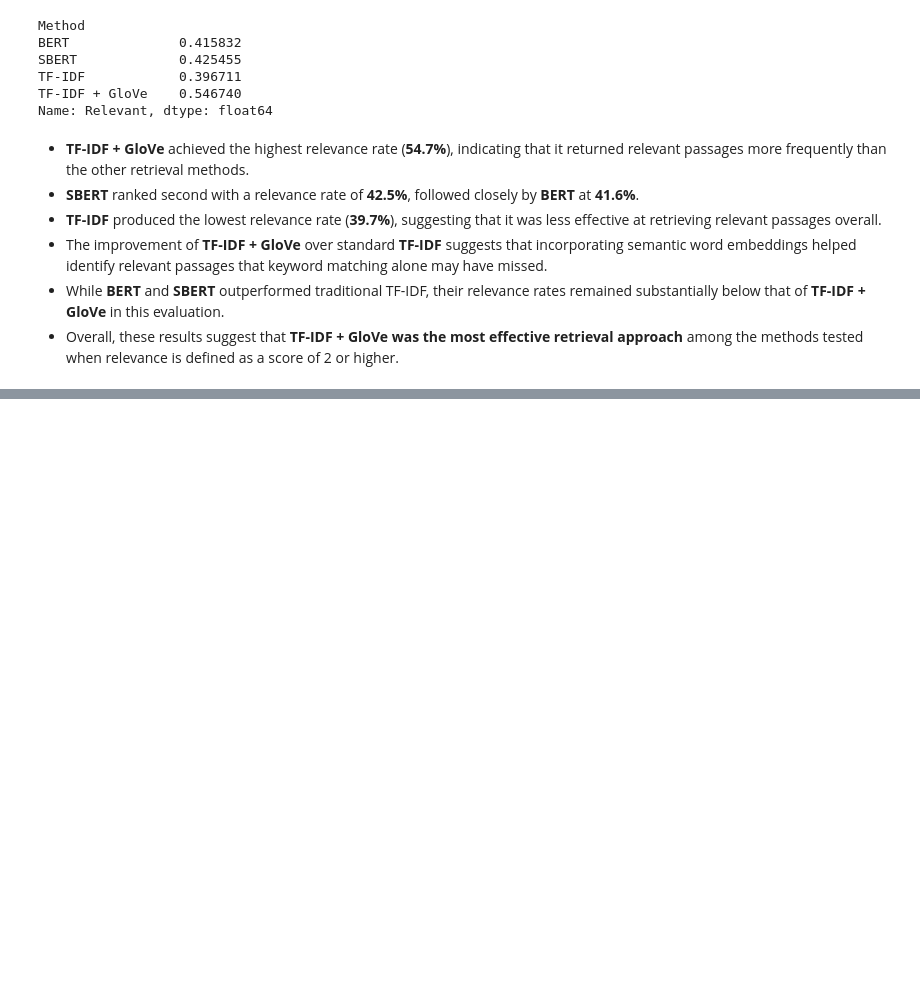
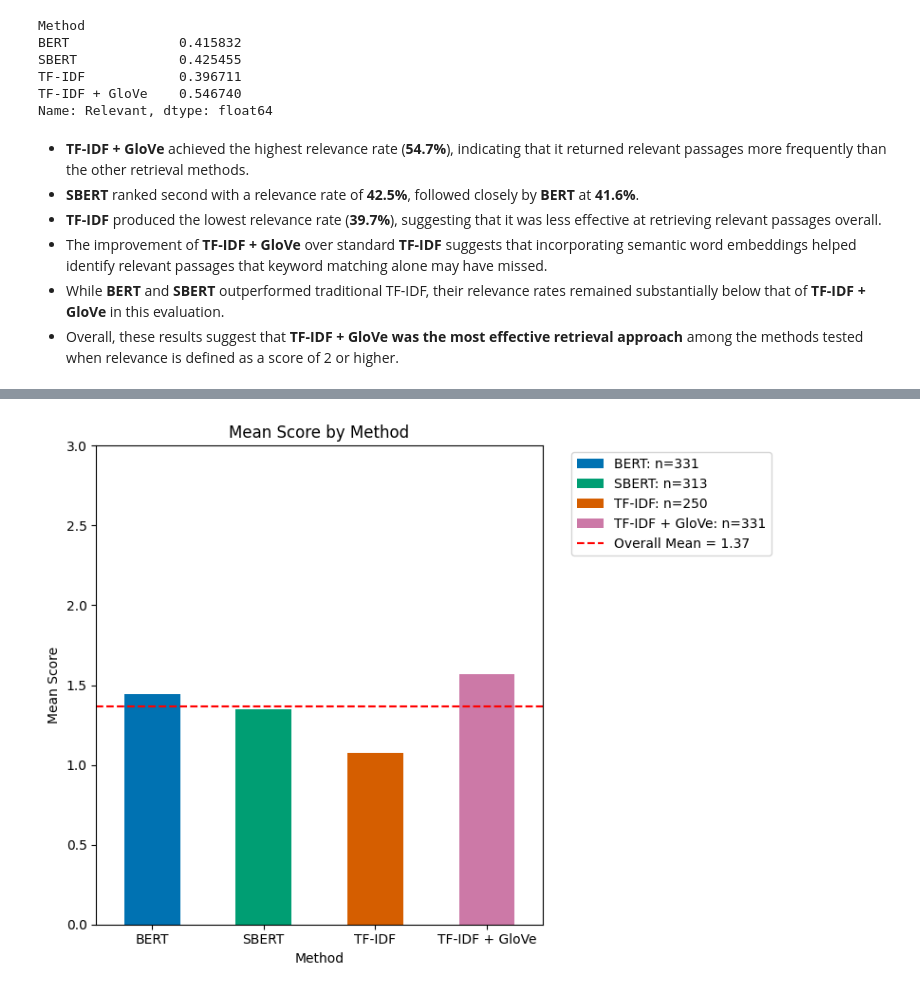
Before and after one commit to cwc09262/psalms-nlp-research, a Jupyter notebook: query_compare/llm_scoring/new_full/llm_results_eval.ipynb, the cells around one changed output, grey strips where cells are left out. Drawn from its saved outputs; the diff is of its cells as text; code cells hidden in the pictures; blank space fills up the shorter version.

```diff
--- a/query_compare/llm_scoring/new_full/llm_results_eval.ipynb
+++ b/query_compare/llm_scoring/new_full/llm_results_eval.ipynb
@@ -570,0 +853,4 @@ Name: Relevant, dtype: float64
+# %%
+filtered_scores = scores[
+    scores["Query"].isin(queries_df["Query"])
+]
@@ -570,0 +866,82 @@ Name: Relevant, dtype: float64
+# %%
+color_blind_palette = {
+    "BERT": "#0072B2",
+    "SBERT": "#009E73",
+    "TF-IDF": "#D55E00",
+    "TF-IDF + GloVe": "#CC79A7"
+}
+
+colors = [color_blind_palette[m] for m in pivot.index]
+# %%
+import matplotlib.pyplot as plt
+from matplotlib.patches import Patch
+import pandas as pd
+
+pivot = pd.pivot_table(
+    data=filtered_scores,
+    index="Method",
+    values="Score",
+    aggfunc=["mean", "count"]
+)
+
+desired_order = [
+    "BERT",
+    "SBERT",
+    "TF-IDF",
+    "TF-IDF + GloVe"
+]
+
+pivot = pivot.reindex(desired_order)
+
+pivot.columns = ["Mean Score", "Count"]
+# pivot = pivot.sort_values("Mean Score", ascending=False)
+
+# Assign a distinct color to each method based on count
+cmap = plt.cm.viridis
+norm = plt.Normalize(
+    pivot["Count"].min(),
+    pivot["Count"].max()
+)
+
+# colors = cmap(norm(pivot["Count"]))
+
+fig, ax = plt.subplots(figsize=(8, 6))
+
+pivot["Mean Score"].plot(
+    kind="bar",
+    ax=ax,
+    color=colors
+)
+
+ax.axhline(
+    y=scores["Score"].mean(),
+    color="red",
+    linestyle="--",
+    label=f"Overall Mean = {scores['Score'].mean():.2f}"
+)
+
+ax.set_ylabel("Mean Score")
+ax.set_title("Mean Score by Method")
+
+# Create legend entries showing count for each bar
+count_legend = [
+    Patch(
+        facecolor=colors[i],
+        label=f"{method}: n={pivot['Count'].iloc[i]}"
+    )
+    for i, method in enumerate(pivot.index)
+]
+
+plt.ylim(0,3)
+plt.xticks(rotation=0)
+
+ax.legend(
+    handles=[*count_legend, ax.lines[0]],
+    bbox_to_anchor=(1.05, 1),
+    loc="upper left"
+)
+
+plt.tight_layout()
+plt.show()
+# %% [output]
+[figure, added]
```
Also changed, not shown: parts of 42 cells of this notebook, 2 other files.
